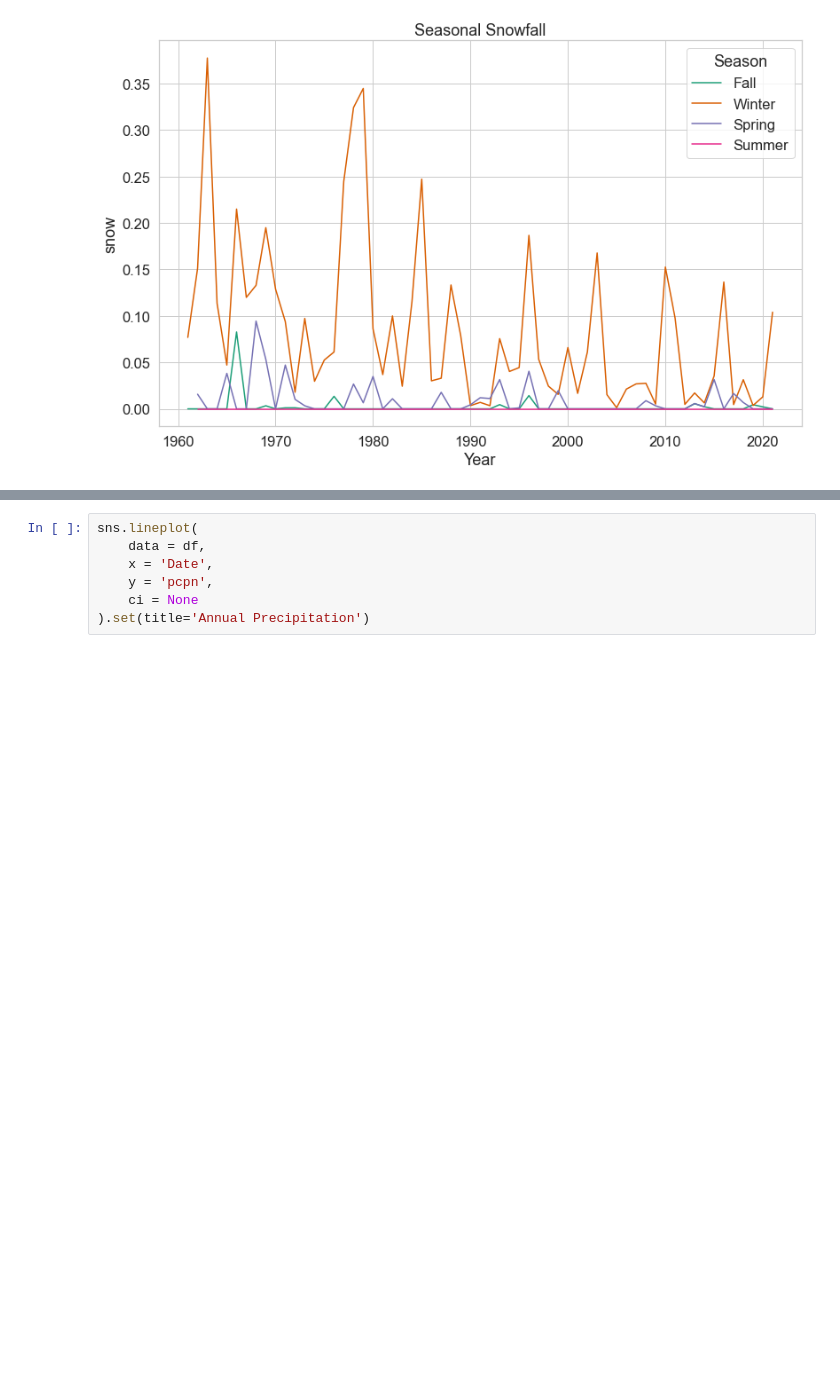
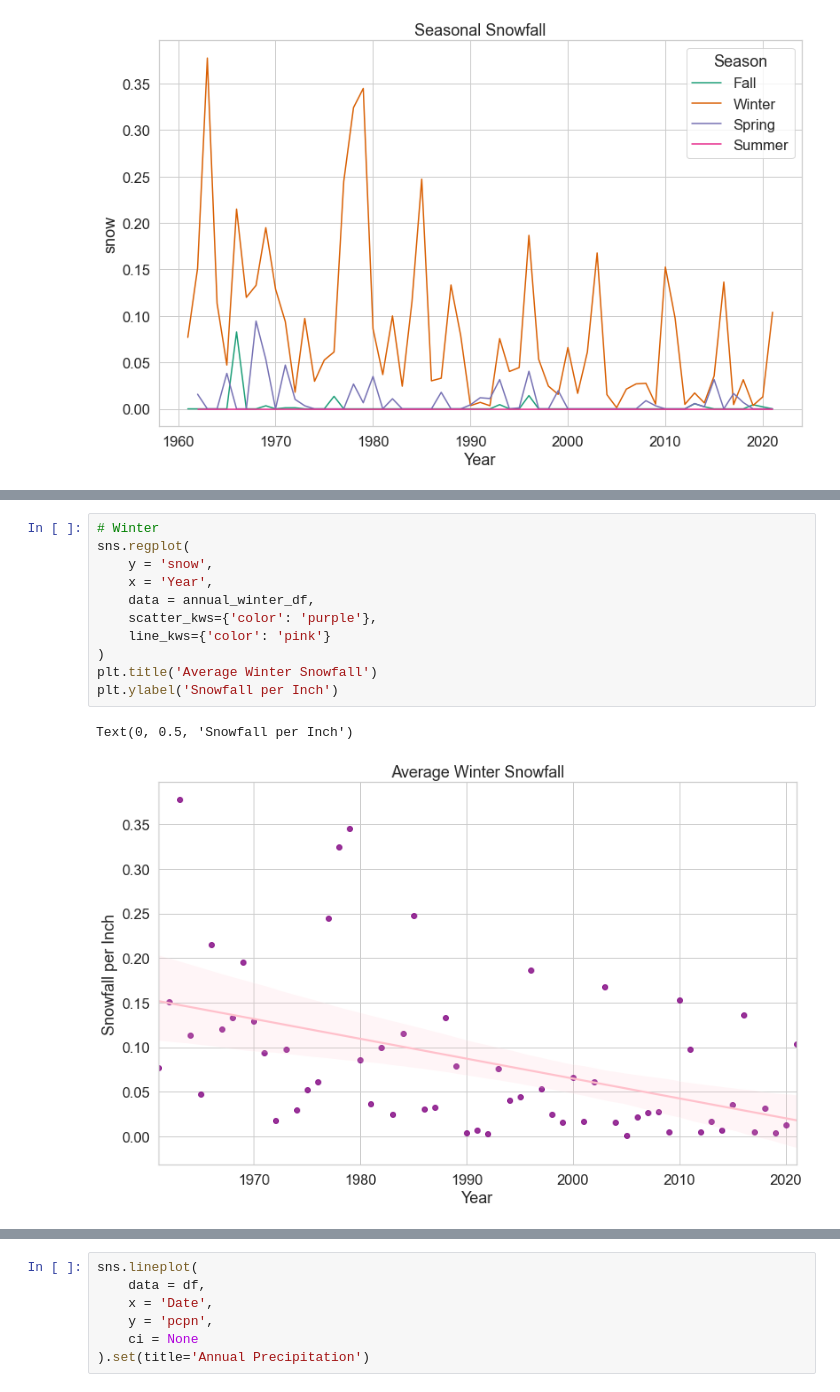
Before and after one commit to robertlanier/capstone, a Jupyter notebook: notebooks/tamu_srcc_eda.ipynb, the cells around one changed output, grey strips where cells are left out. Drawn from its saved outputs; the diff is of its cells as text; blank space fills up the shorter version.

Commit message:
add more visualizations - RL

```diff
--- a/notebooks/tamu_srcc_eda.ipynb
+++ b/notebooks/tamu_srcc_eda.ipynb
@@ -321,0 +227,14 @@ Text(0, 0.5, 'Temp °F')
+# %%
+# Winter
+sns.regplot(
+    y = 'snow',
+    x = 'Year',
+    data = annual_winter_df,
+    scatter_kws={'color': 'purple'},
+    line_kws={'color': 'pink'}
+)
+plt.title('Average Winter Snowfall')
+plt.ylabel('Snowfall per Inch')
+# %% [output]
+Text(0, 0.5, 'Snowfall per Inch')
+[figure, added]
```
Also changed, not shown: parts of 35 cells of this notebook.
